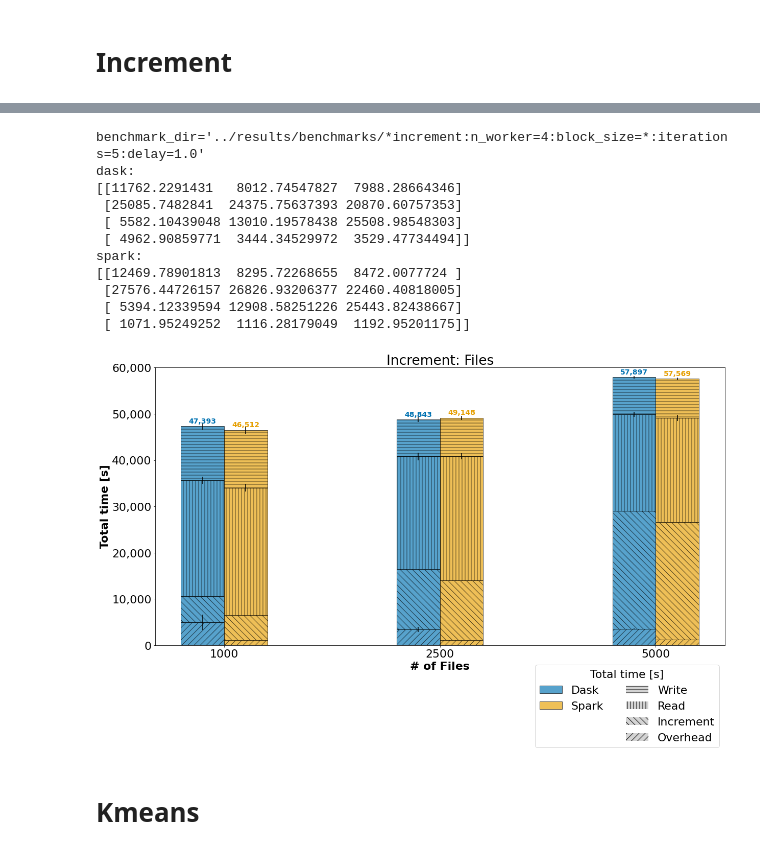
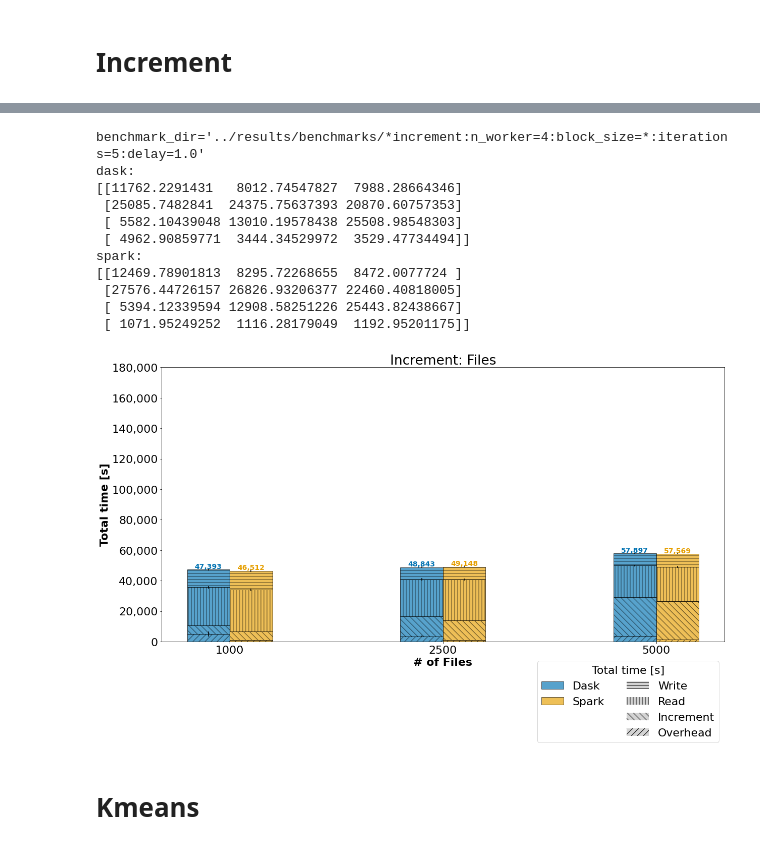
Before and after one commit to big-data-lab-team/paper-big-data-engines, a Jupyter notebook: plot-script/stacked_bar_plot.ipynb, the cells around one changed output, grey strips where cells are left out. Drawn from its saved outputs; the diff is of its cells as text; code cells hidden in the pictures.

```diff
--- a/plot-script/stacked_bar_plot.ipynb
+++ b/plot-script/stacked_bar_plot.ipynb
@@ -96,35 +96,35 @@ kwargs = {
     "iterations": 5,
     "n_worker": 4,
     "delay": 1.0,
 }
 xlabel = "# of Files"
 
 plot.stacked_bar(
     benchmark_dir=benchmark_dir,
     experiment=experiment,
     col_names=col_names,
     parameters=parameters,
     xlabel=xlabel,
     idle_func=idle_func,
     **kwargs,
     title="Increment: Files",
-    ylim=60_000,
+    ylim=180_000,
     func_remap=func_remap,
     save_name=os.path.join(fig_dir, "stacked_increment_block.jpg"),
 )
 # %% [output]
 benchmark_dir='../results/benchmarks/*increment:n_worker=4:block_size=*:iterations=5:delay=1.0'
 dask:
 [[11762.2291431   8012.74547827  7988.28664346]
  [25085.7482841  24375.75637393 20870.60757353]
  [ 5582.10439048 13010.19578438 25508.98548303]
  [ 4962.90859771  3444.34529972  3529.47734494]]
 spark:
 [[12469.78901813  8295.72268655  8472.0077724 ]
  [27576.44726157 26826.93206377 22460.40818005]
  [ 5394.12339594 12908.58251226 25443.82438667]
  [ 1071.95249252  1116.28179049  1192.95201175]]
-[figure, old version]
+[figure, new version]
 # %% [markdown]
 # Kmeans
 # %%
```
Also changed, not shown: parts of 7 cells of this notebook, 10 other files.
